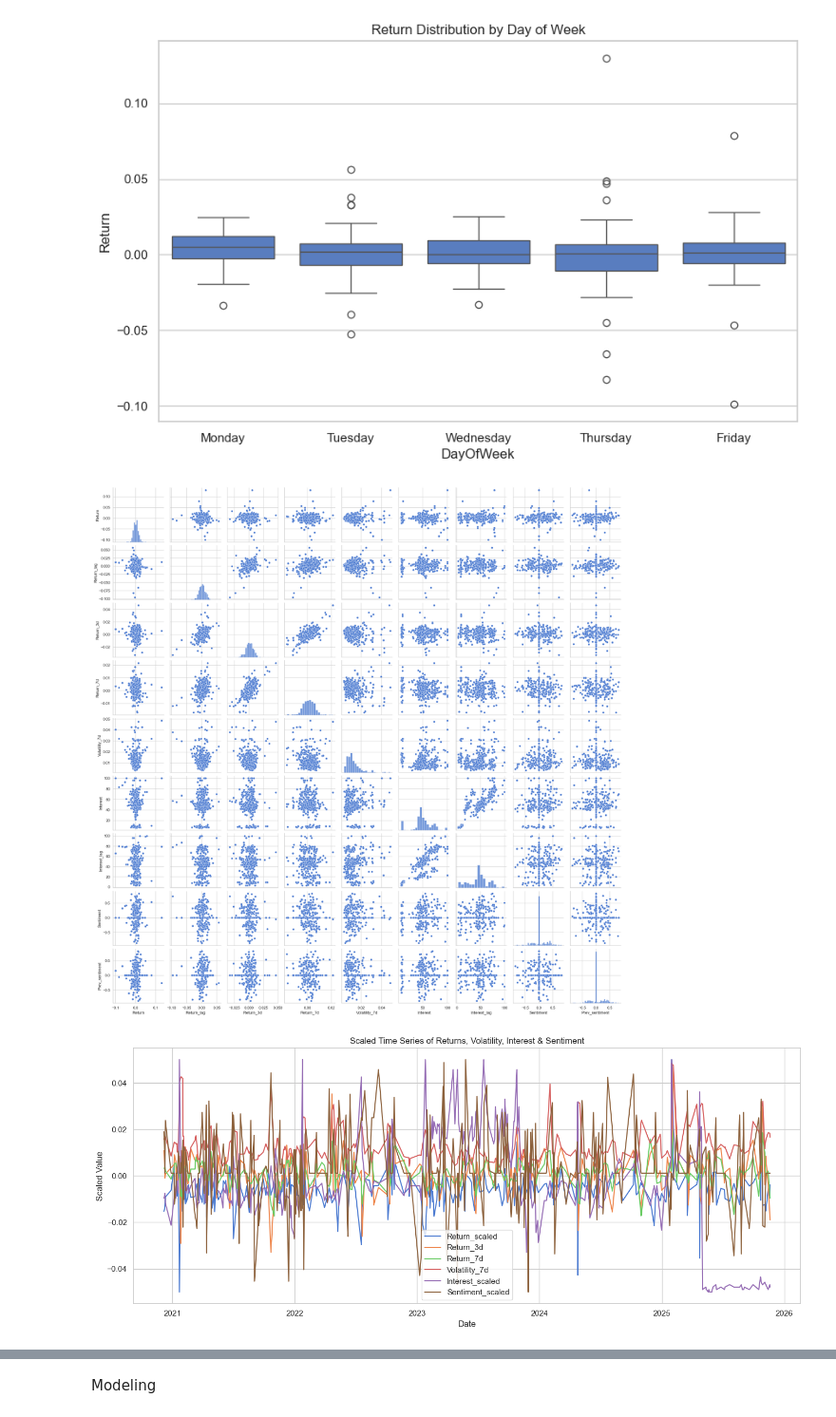
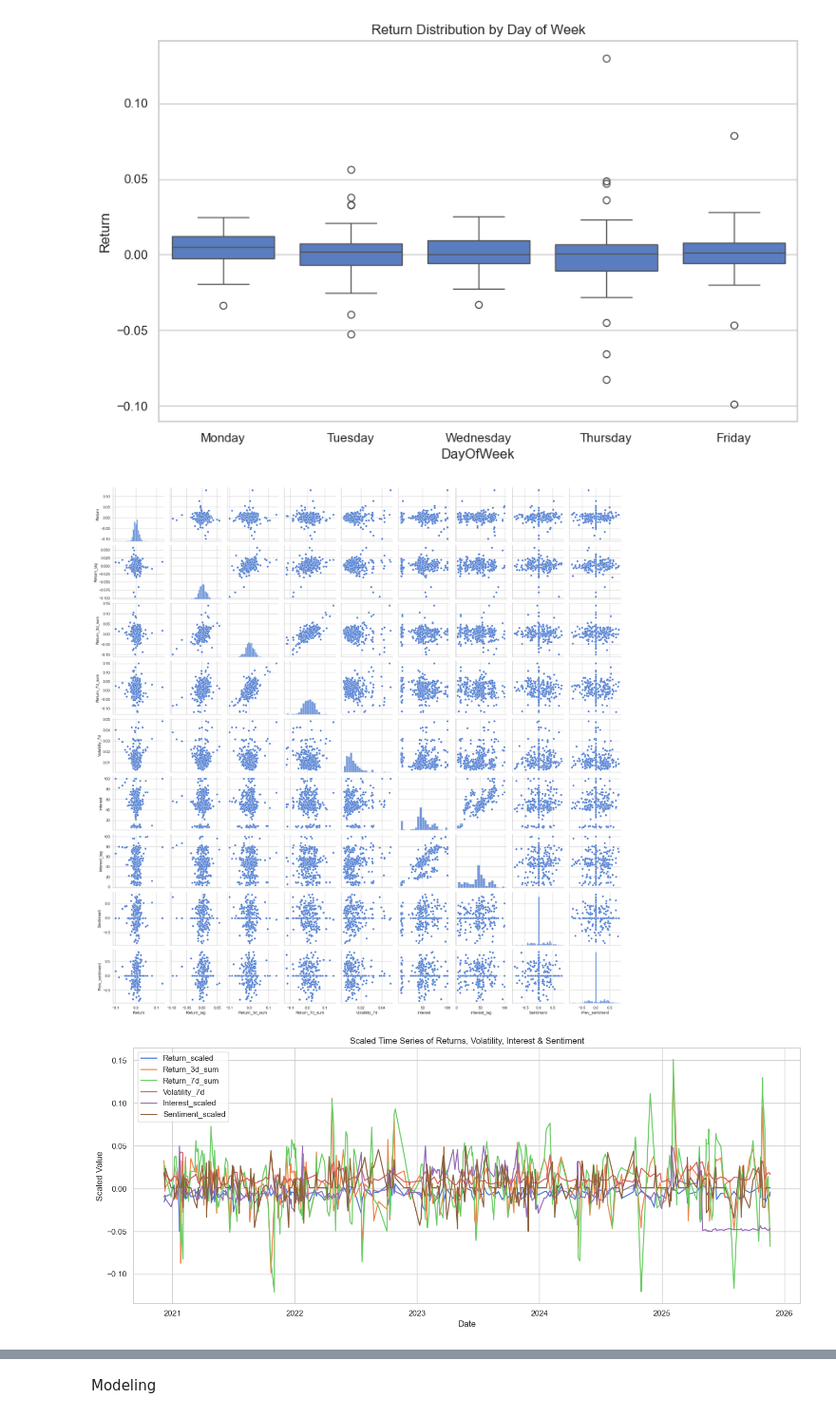
Before and after one commit to maddwillson/dsci510_fall2025_final_project, a Jupyter notebook: src/results.ipynb, the cells around one changed output, grey strips where cells are left out. Shown at 95% size. Cells and saved outputs as stored; diff of their text form; code cells hidden in the pictures.

```diff
--- a/src/results.ipynb
+++ b/src/results.ipynb
@@ -147,36 +147,36 @@ plt.close()
 # %%
 # Pairplot for relationships
 
-sns.pairplot(df[['Return', 'Return_lag', 'Return_3d', 'Return_7d', 'Volatility_7d',
+sns.pairplot(df[['Return', 'Return_lag', 'Return_3d_sum', 'Return_7d_sum', 'Volatility_7d',
                  'Interest', 'Interest_lag', 'Sentiment', 'Prev_sentiment']])
 plt.show()
 plt.close()
 # %% [output]
-[figure, old version]
+[figure, new version]
 # %%
 # Time Series
 
 # Scale vars
 def scale_series(series, new_min=-0.05, new_max=0.05):
     s_min = series.min()
     s_max = series.max()
     return (series - s_min) / (s_max - s_min) * (new_max - new_min) + new_min
 
 df['Return_scaled'] = scale_series(df['Return'])
 df['Interest_scaled'] = scale_series(df['Interest'])
 df['Sentiment_scaled'] = scale_series(df['Sentiment'])
 
 # Plot
-df_to_plot = ['Return_scaled', 'Return_3d', 'Return_7d', 'Volatility_7d', 'Interest_scaled', 'Sentiment_scaled']
+df_to_plot = ['Return_scaled', 'Return_3d_sum', 'Return_7d_sum', 'Volatility_7d', 'Interest_scaled', 'Sentiment_scaled']
 plt.figure(figsize=(14,6))
 for col in df_to_plot:
     plt.plot(df['Date'], df.get(col, df[col]), label=col)
 plt.title("Scaled Time Series of Returns, Volatility, Interest & Sentiment")
 plt.xlabel("Date")
 plt.ylabel("Scaled Value")
 plt.legend()
 plt.tight_layout()
 plt.show()
 plt.close()
 # %% [output]
-[figure, old version]
+[figure, new version]
```
Also changed, not shown: parts of 16 cells of this notebook, 2 other files.
